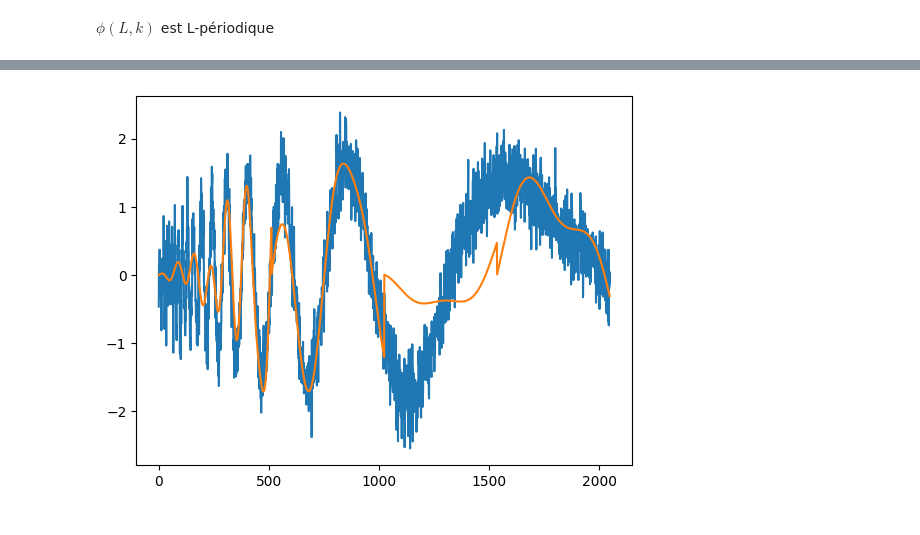
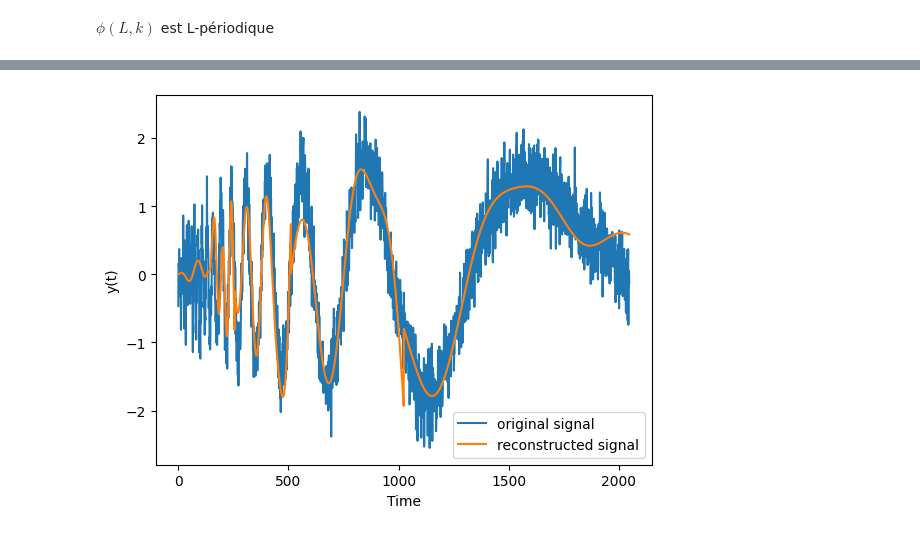
Before and after one commit to gregoirebechade/MVA_bis, a Jupyter notebook: ML_for_time_series/TP2/Assignment 2.ipynb, the cells around one changed output, grey strips where cells are left out. Cells and saved outputs as stored; diff of their text form; code cells hidden in the pictures.

```diff
--- a/ML_for_time_series/TP2/Assignment 2.ipynb
+++ b/ML_for_time_series/TP2/Assignment 2.ipynb
@@ -48,3 +40,0 @@ plt.plot(phi(L, k))
-# %%
-atom=phi(L, k)[:L]
-plt.plot(atom)
@@ -97,33 +82,25 @@ def omp(signal, dictionary, num_atoms):
     residual = signal.copy()  # Initialize the residual
     indices = []  # Indices of selected atoms
     coeffs = []  # Coefficients for selected atoms
+    norms=[]
     for _ in range(num_atoms):
-        # Compute correlations using convolution
         correlations = np.array([np.dot(residual, atom) for atom in dictionary])
-        # Select the atom with maximum correlation
         best_index = np.argmax(np.abs(correlations))
-        print('the scalar product is :',correlations[best_index])
-        plt.plot(residual, label='residual')
-        plt.plot(dictionary[best_index]* correlations[best_index], label='atom * scalar product')
-        # plt.plot(residual - dictionary[best_index]* correlations[best_index], label= 'residual - le treste')
-        plt.legend()
-        print(best_index)
         indices.append(best_index)
-        coeffs.append(correlations[best_index])
-        # Update the residual by projecting onto the selected atom
-        selected_atom = dictionary[best_index]
-        # plt.plot(residual)
-        residual -= coeffs[-1] * selected_atom
-        # plt.plot( coeffs[-1] * selected_atom)
-        plt.show()
-    # Construct the sparse representation
+        coeff=correlations[best_index]
+        A = np.array([dictionary[i] for i in indices]).T
+        x = np.linalg.lstsq(A, signal, rcond=None)[0]
+        current_reconstruction=np.zeros(2048)
+        for i in range(len(x)):
+            current_reconstruction+=x[i]*dictionary[indices[i]]
+        coeffs=list(x)
+        residual=signal-current_reconstruction
+        norms.append(np.linalg.norm(residual))
     sparse_representation = np.zeros(dictionary.shape[0])
     for idx, coeff in zip(indices, coeffs):
         sparse_representation[idx] = coeff
-    return sparse_representation
+    return sparse_representation, norms
 
-# Example usage: Sparse coding
 signal_question_4
-sparsity = 10  # Number of atoms to select
-# dictionary_bis=[dictionary[i] for i in range(dictionary.shape[0]) if i not in signaux]
-sparse_representation = omp(signal_question_4, dictionary, sparsity)
+sparsity = 10
+sparse_representation , norms= omp(signal_question_4, dictionary, sparsity)
@@ -150,9 +115,12 @@ the scalar product is : 8.673530487004378
 # %%
 reconstruded_signal = np.zeros_like(signal_question_4)
 for idx, coeff in zip(np.nonzero(sparse_representation)[0], sparse_representation[np.nonzero(sparse_representation)]):
     reconstruded_signal += coeff * dictionary[idx]
-plt.plot(signal_question_4)
-plt.plot(reconstruded_signal)
+plt.plot(signal_question_4, label='original signal')
+plt.plot(reconstruded_signal, label='reconstructed signal')
+plt.legend()
+plt.xlabel('Time')
+plt.ylabel('y(t)')
 plt.show()
 # %% [output]
-[figure, old version]
+[figure, new version]
```
Also changed, not shown: parts of 8 cells of this notebook, 9 other files.
